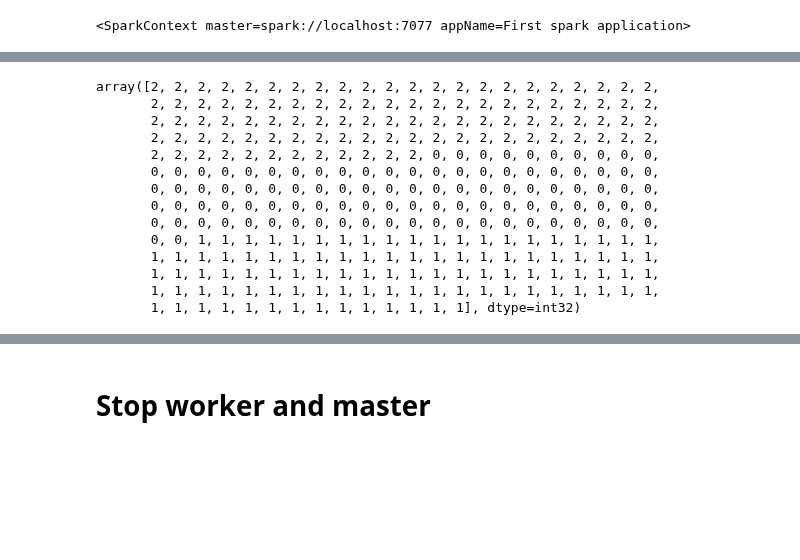
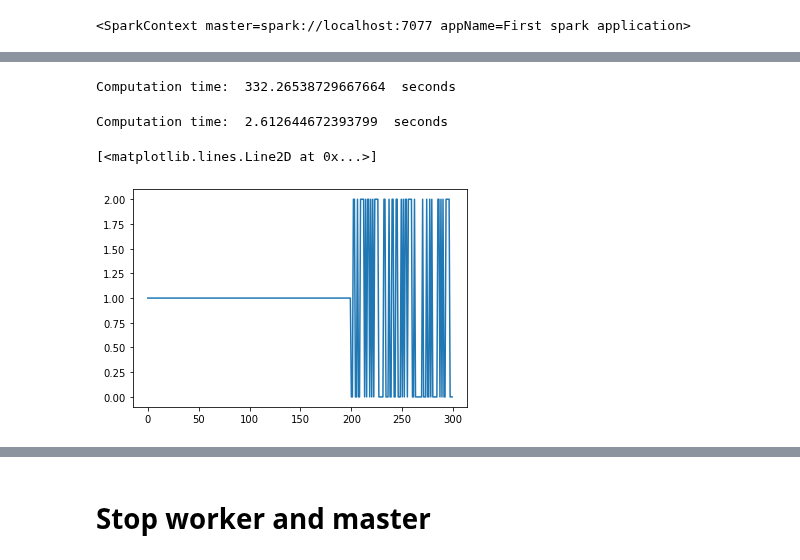
Before and after one commit to jafarpof/MAPDmod.B, a Jupyter notebook: MAPD_B_Project_KMean_MiniBatch_withSpark.ipynb, the cells around one changed output, grey strips where cells are left out. Drawn from its saved outputs; the diff is of its cells as text; code cells hidden in the pictures; blank space fills up the shorter version.

```diff
--- a/MAPD_B_Project_KMean_MiniBatch_withSpark.ipynb
+++ b/MAPD_B_Project_KMean_MiniBatch_withSpark.ipynb
@@ -193,17 +207,13 @@ KeyboardInterrupt:
-# %%
-Y
-# %% [output]
-array([2, 2, 2, 2, 2, 2, 2, 2, 2, 2, 2, 2, 2, 2, 2, 2, 2, 2, 2, 2, 2, 2,
-       2, 2, 2, 2, 2, 2, 2, 2, 2, 2, 2, 2, 2, 2, 2, 2, 2, 2, 2, 2, 2, 2,
-       2, 2, 2, 2, 2, 2, 2, 2, 2, 2, 2, 2, 2, 2, 2, 2, 2, 2, 2, 2, 2, 2,
-       2, 2, 2, 2, 2, 2, 2, 2, 2, 2, 2, 2, 2, 2, 2, 2, 2, 2, 2, 2, 2, 2,
-       2, 2, 2, 2, 2, 2, 2, 2, 2, 2, 2, 2, 0, 0, 0, 0, 0, 0, 0, 0, 0, 0,
-       0, 0, 0, 0, 0, 0, 0, 0, 0, 0, 0, 0, 0, 0, 0, 0, 0, 0, 0, 0, 0, 0,
-       0, 0, 0, 0, 0, 0, 0, 0, 0, 0, 0, 0, 0, 0, 0, 0, 0, 0, 0, 0, 0, 0,
-       0, 0, 0, 0, 0, 0, 0, 0, 0, 0, 0, 0, 0, 0, 0, 0, 0, 0, 0, 0, 0, 0,
-       0, 0, 0, 0, 0, 0, 0, 0, 0, 0, 0, 0, 0, 0, 0, 0, 0, 0, 0, 0, 0, 0,
-       0, 0, 1, 1, 1, 1, 1, 1, 1, 1, 1, 1, 1, 1, 1, 1, 1, 1, 1, 1, 1, 1,
-       1, 1, 1, 1, 1, 1, 1, 1, 1, 1, 1, 1, 1, 1, 1, 1, 1, 1, 1, 1, 1, 1,
-       1, 1, 1, 1, 1, 1, 1, 1, 1, 1, 1, 1, 1, 1, 1, 1, 1, 1, 1, 1, 1, 1,
-       1, 1, 1, 1, 1, 1, 1, 1, 1, 1, 1, 1, 1, 1, 1, 1, 1, 1, 1, 1, 1, 1,
-       1, 1, 1, 1, 1, 1, 1, 1, 1, 1, 1, 1, 1, 1], dtype=int32)
+# %%
+Y = kmeans(use_spark=True)
+# %% [output]
+Computation time:  332.26538729667664  seconds
+# %%
+Y = kmeans(use_spark=False)
+# %% [output]
+Computation time:  2.612644672393799  seconds
+# %%
+plt.plot(Y)
+# %% [output]
+[<matplotlib.lines.Line2D at 0x...>]
+[figure, added]
```
Also changed, not shown: parts of 8 cells of this notebook.
